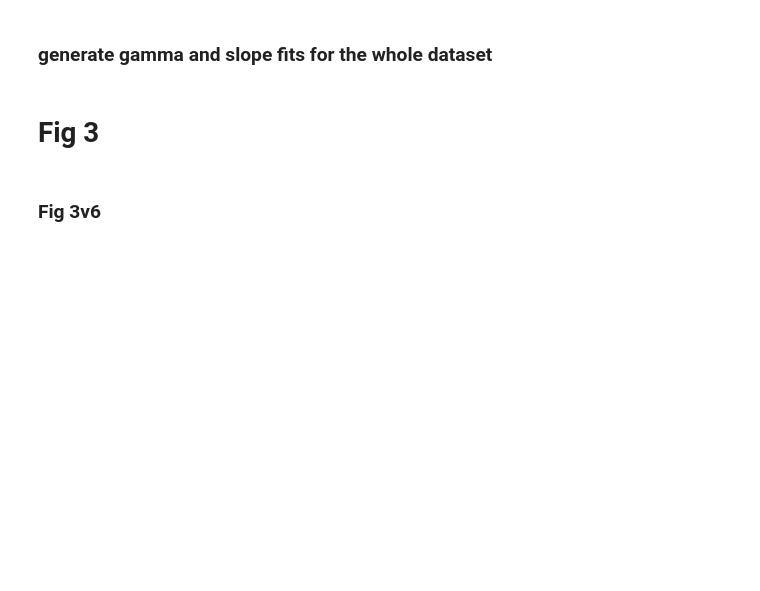
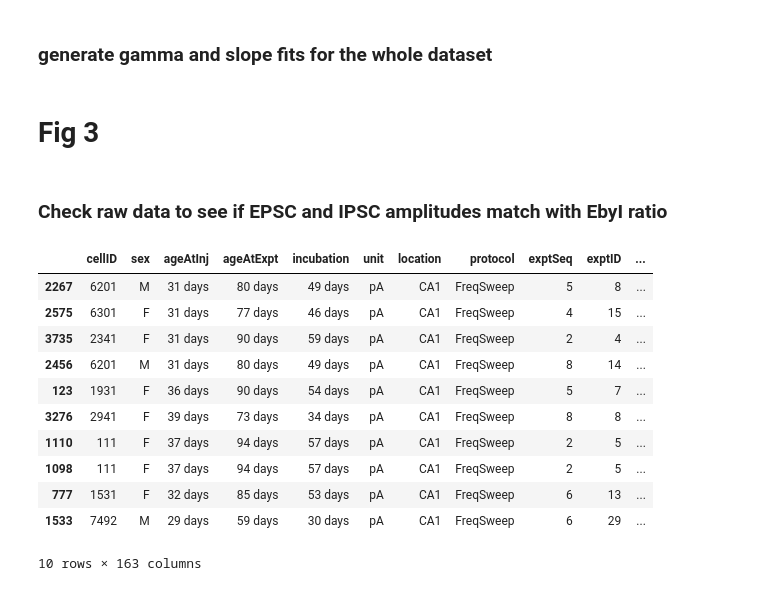
Before and after one commit to AdityaAsopa/Analysis, a Jupyter notebook: Figure3.ipynb, the cells around one changed output. Saved outputs shown, nothing was run; the diff lists cells and outputs as text; code cells hidden in the pictures; blank space fills up the shorter version.

```diff
--- a/Figure3.ipynb
+++ b/Figure3.ipynb
@@ -372,5 +377,5 @@ def gamma_distribution(df_sdn, fitdf=None, x='expected_response', y='observed_re
 # fitdf.to_hdf(paper_figure_export_location / "Figure3_gamma_and_slope_fits_FS_LTM.h5", key='data')
 # %% [markdown]
 # Fig 3
-# %% [markdown]
-### Fig 3v6
+# %% [markdown]
+### Check raw data to see if EPSC and IPSC amplitudes match with EbyI ratio
@@ -376,0 +406,15 @@ def gamma_distribution(df_sdn, fitdf=None, x='expected_response', y='observed_re
+# %%
+vc_FS_shortdf_slice.sample(10)
+# %% [output]
+|  | cellID | sex | ageAtInj | ageAtExpt | incubation | unit | location | protocol | exptSeq | exptID | ... |
+| 2267 | 6201 | M | 31 days | 80 days | 49 days | pA | CA1 | FreqSweep | 5 | 8 | ... |
+| 2575 | 6301 | F | 31 days | 77 days | 46 days | pA | CA1 | FreqSweep | 4 | 15 | ... |
+| 3735 | 2341 | F | 31 days | 90 days | 59 days | pA | CA1 | FreqSweep | 2 | 4 | ... |
+| 2456 | 6201 | M | 31 days | 80 days | 49 days | pA | CA1 | FreqSweep | 8 | 14 | ... |
+| 123 | 1931 | F | 36 days | 90 days | 54 days | pA | CA1 | FreqSweep | 5 | 7 | ... |
+| 3276 | 2941 | F | 39 days | 73 days | 34 days | pA | CA1 | FreqSweep | 8 | 8 | ... |
+| 1110 | 111 | F | 37 days | 94 days | 57 days | pA | CA1 | FreqSweep | 2 | 5 | ... |
+| 1098 | 111 | F | 37 days | 94 days | 57 days | pA | CA1 | FreqSweep | 2 | 5 | ... |
+| 777 | 1531 | F | 32 days | 85 days | 53 days | pA | CA1 | FreqSweep | 6 | 13 | ... |
+| 1533 | 7492 | M | 29 days | 59 days | 30 days | pA | CA1 | FreqSweep | 6 | 29 | ... |
+10 rows × 163 columns
```
Also changed, not shown: parts of 12 cells of this notebook, 9 other files.
